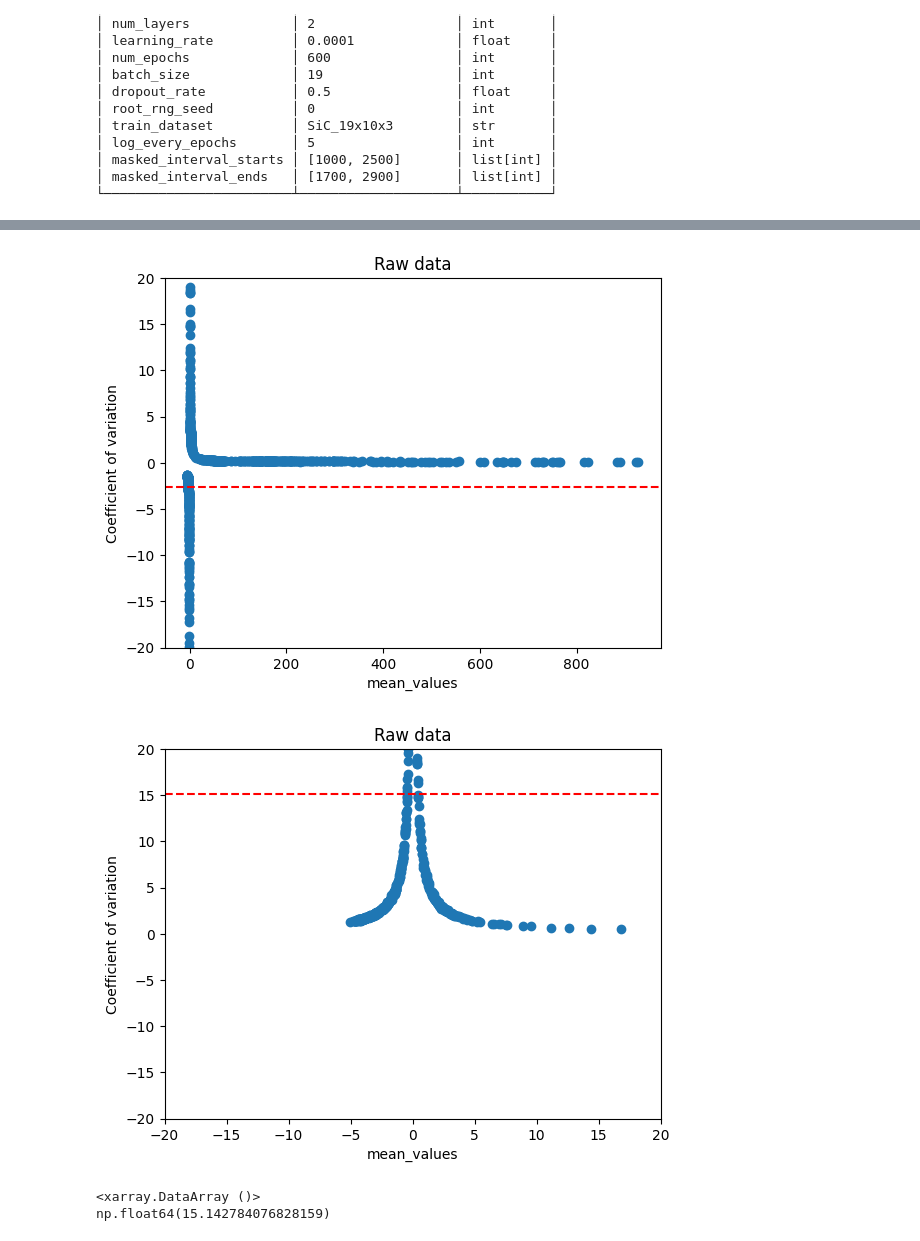
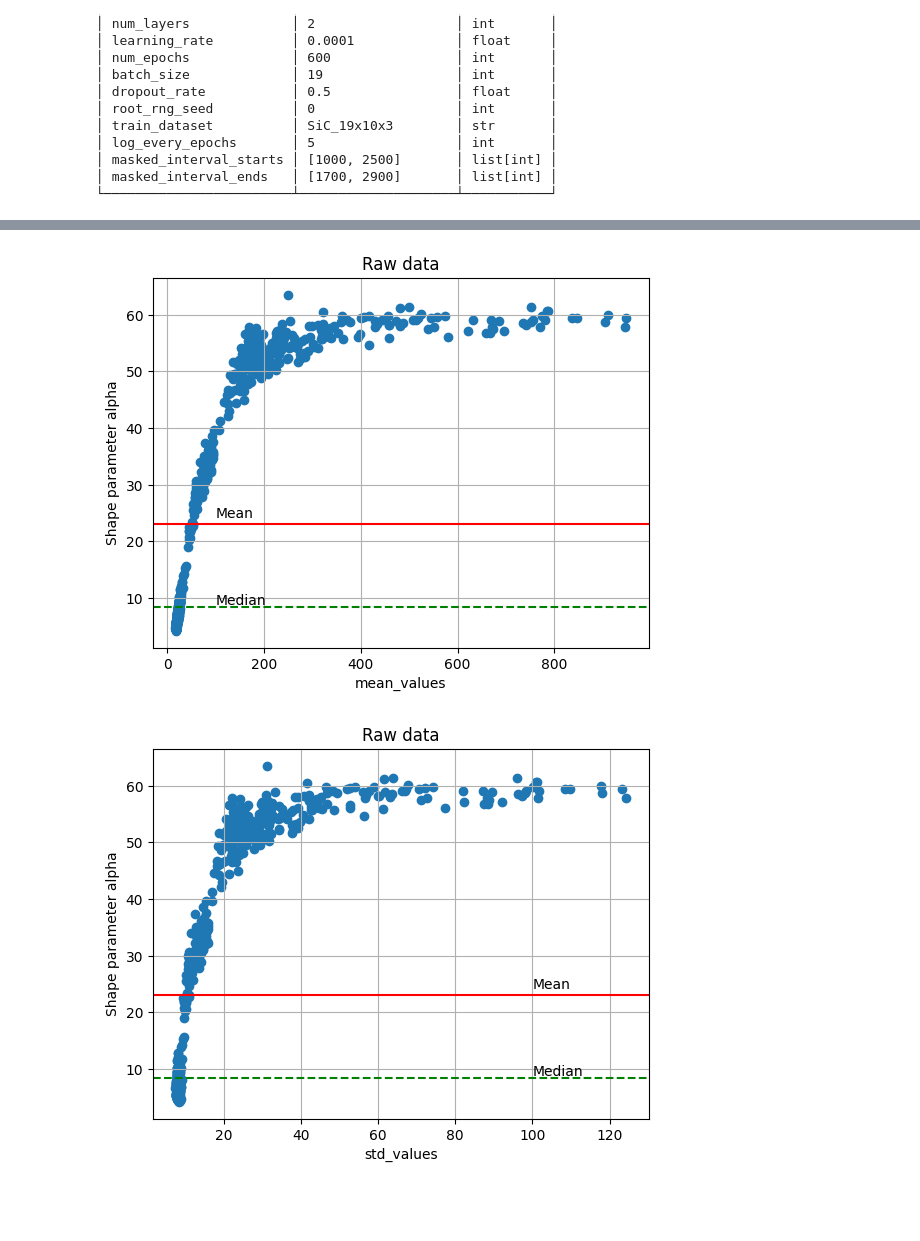
Before and after one commit to pietronvll/spectraformer, a Jupyter notebook: Poisson check.ipynb, the cells around one changed output, grey strips where cells are left out. Saved outputs shown, nothing was run; the diff lists cells and outputs as text; code cells hidden in the pictures; blank space fills up the shorter version.

```diff
--- a/Poisson check.ipynb
+++ b/Poisson check.ipynb
@@ -10,7 +10,7 @@ from spectraformer.input_pipeline import preprocess_dataset, preprocess_dataset_
 
 jax.config.update("jax_debug_nans", True)
 
-maindir = Path('C:/Users/dpoteryayev/1. PhD/SpectraFormer/Poisson check.ipynb').parent.resolve()
+maindir = Path('/home/dpoteryayev/SpectraFormer/Poisson check.ipynb').parent.resolve()
 
 logdir = maindir / "logs"
 ckptdir = maindir / "checkpoints"
@@ -235,0 +359,6 @@ plt.show()
+# %%
+# Shape parameter alpha = mean**2 / std**2
+raw_param_alpha_values = raw_mean_values**2/raw_std_values**2
+print(raw_param_alpha_values)
+print(raw_param_alpha_values.mean())
+print(raw_param_alpha_values.median())
@@ -236,28 +375,47 @@ plt.show()
 # %%
 fig, ax = plt.subplots()
-ax.scatter(x=raw_mean_values, y=raw_std_values/raw_mean_values)
+ax.scatter(x=raw_mean_values, y=raw_param_alpha_values)
+
 ax.set_xlabel('mean_values')
-ax.set_ylabel('Coefficient of variation')
+ax.set_ylabel('Shape parameter alpha')
 ax.set_title('Raw data')
-ax.set_ylim([-20, 20])
-ax.axhline(y=np.mean(raw_std_values/raw_mean_values), color='r', linestyle='--')
+
+# ax.set_xlim([-20, 20])
+# ax.set_ylim([-20, 20])
+
+ax.axhline(y=raw_param_alpha_values.mean(), color='r', linestyle='-')
+ax.annotate('Mean', (100,1.05*raw_param_alpha_values.mean()))
+
+ax.axhline(y=raw_param_alpha_values.median(), color='g', linestyle='--')
+ax.annotate('Median', (100,1.05*raw_param_alpha_values.median()))
+
+# ax.set_yscale('log')
+# ax.set_xscale('log')
+
+ax.grid(visible=True, which='both', axis='both')
 plt.show()
 # %% [output]
-[figure, old version]
+[figure, new version]
 # %%
 fig, ax = plt.subplots()
-ax.scatter(x=raw_mean_values, y=np.abs(raw_std_values)/np.abs(raw_mean_values))
-ax.set_xlabel('mean_values')
-ax.set_ylabel('Coefficient of variation')
+ax.scatter(x=raw_std_values, y=raw_param_alpha_values)
+
+ax.set_xlabel('std_values')
+ax.set_ylabel('Shape parameter alpha')
 ax.set_title('Raw data')
-ax.set_xlim([-20, 20])
-ax.set_ylim([-20, 20])
-ax.axhline(y=np.mean(raw_std_values/np.abs(raw_mean_values)), color='r', linestyle='--')
+
+# ax.set_xlim([-20, 20])
+# ax.set_ylim([-20, 20])
+
+ax.axhline(y=raw_param_alpha_values.mean(), color='r', linestyle='-')
+ax.annotate('Mean', ( 100, 1.05*raw_param_alpha_values.mean()))
+
+ax.axhline(y=raw_param_alpha_values.median(), color='g', linestyle='--')
+ax.annotate('Median', ( 100, 1.05*raw_param_alpha_values.median()))
+
+# ax.set_yscale('log')
+# ax.set_xscale('log')
+ax.grid(visible=True, which='both', axis='both')
 plt.show()
 # %% [output]
-[figure, old version]
+[figure, new version]
-# %%
-np.mean(raw_std_values/np.abs(raw_mean_values))
-# %% [output]
-<xarray.DataArray ()>
-np.float64(15.142784076828159)
```
Also changed, not shown: parts of 27 cells of this notebook, 11 other files.
